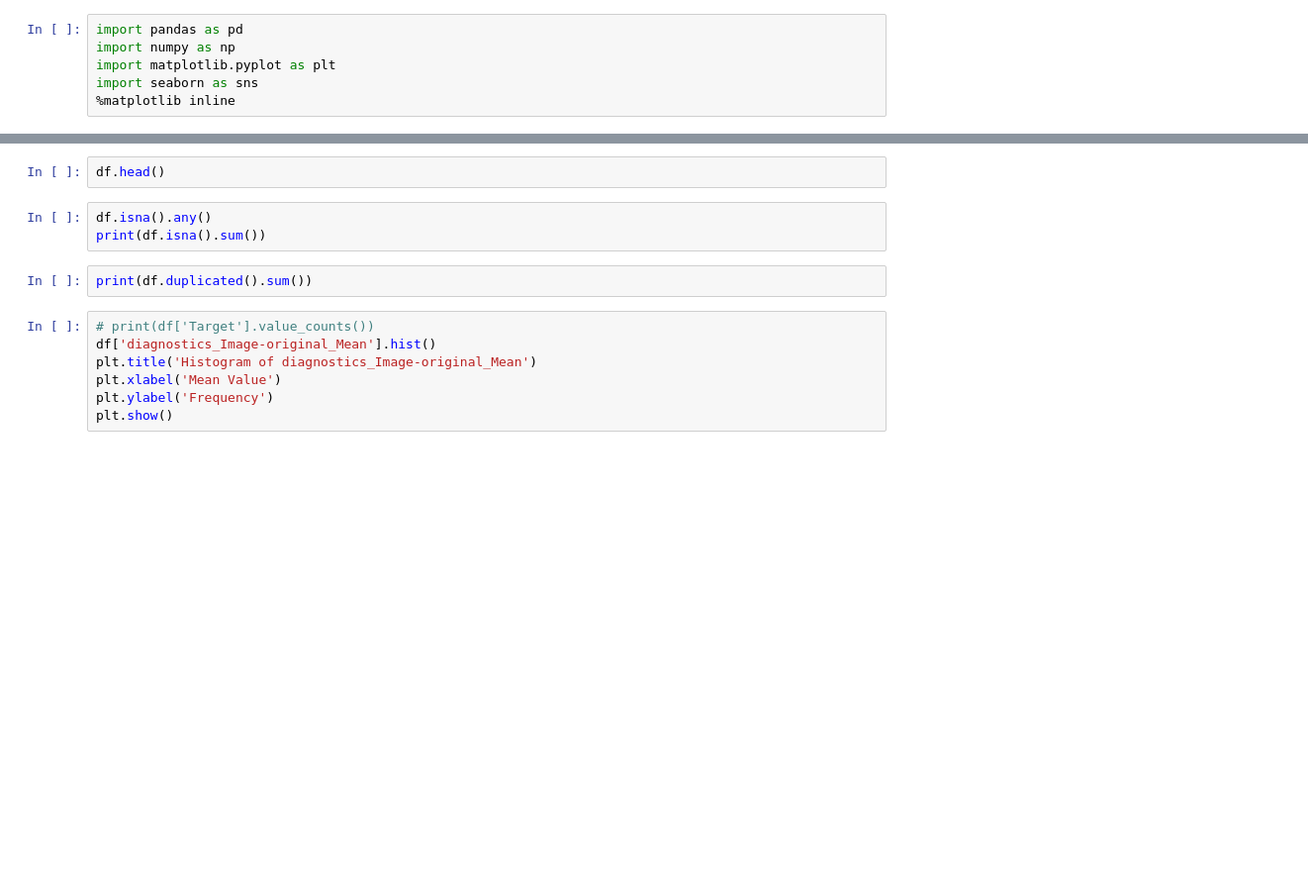
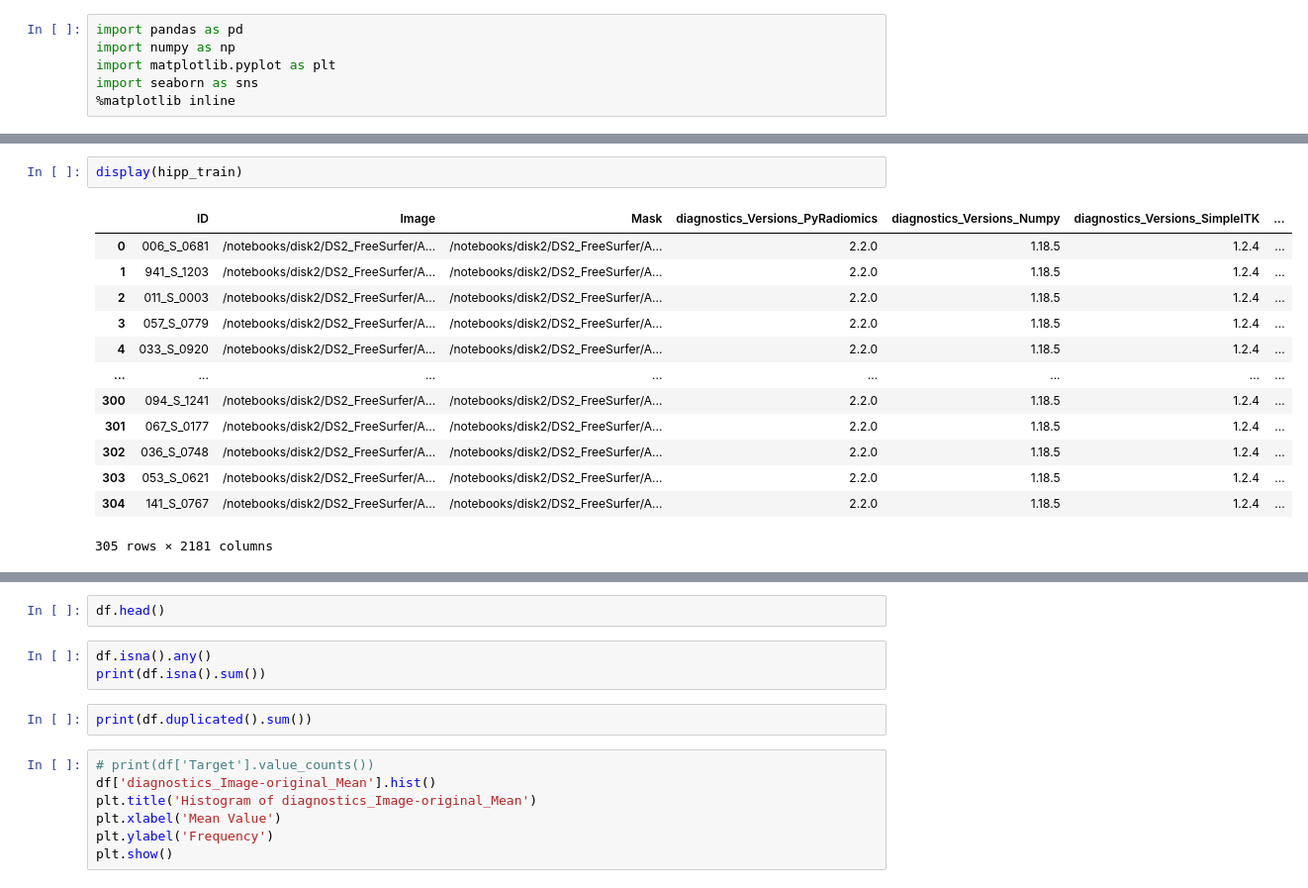
Before and after one commit to Jp1823/Projeto_DAA, a Jupyter notebook: ScriptsDAA/Data_Analysis.ipynb, the cells around one changed output, grey strips where cells are left out. Shown at 99% size. Cells and saved outputs as stored; diff of their text form; blank space fills up the shorter version.

```diff
--- a/ScriptsDAA/Data_Analysis.ipynb
+++ b/ScriptsDAA/Data_Analysis.ipynb
@@ -10,0 +21,16 @@ df = pd.read_csv('train_radiomics_hipocamp.csv')
+# %%
+display(hipp_train)
+# %% [output]
+|  | ID | Image | Mask | diagnostics_Versions_PyRadiomics | diagnostics_Versions_Numpy | diagnostics_Versions_SimpleITK | ... |
+| 0 | 006_S_0681 | /notebooks/disk2/DS2_FreeSurfer/A... | /notebooks/disk2/DS2_FreeSurfer/A... | 2.2.0 | 1.18.5 | 1.2.4 | ... |
+| 1 | 941_S_1203 | /notebooks/disk2/DS2_FreeSurfer/A... | /notebooks/disk2/DS2_FreeSurfer/A... | 2.2.0 | 1.18.5 | 1.2.4 | ... |
+| 2 | 011_S_0003 | /notebooks/disk2/DS2_FreeSurfer/A... | /notebooks/disk2/DS2_FreeSurfer/A... | 2.2.0 | 1.18.5 | 1.2.4 | ... |
+| 3 | 057_S_0779 | /notebooks/disk2/DS2_FreeSurfer/A... | /notebooks/disk2/DS2_FreeSurfer/A... | 2.2.0 | 1.18.5 | 1.2.4 | ... |
+| 4 | 033_S_0920 | /notebooks/disk2/DS2_FreeSurfer/A... | /notebooks/disk2/DS2_FreeSurfer/A... | 2.2.0 | 1.18.5 | 1.2.4 | ... |
+| ... | ... | ... | ... | ... | ... | ... | ... |
+| 300 | 094_S_1241 | /notebooks/disk2/DS2_FreeSurfer/A... | /notebooks/disk2/DS2_FreeSurfer/A... | 2.2.0 | 1.18.5 | 1.2.4 | ... |
+| 301 | 067_S_0177 | /notebooks/disk2/DS2_FreeSurfer/A... | /notebooks/disk2/DS2_FreeSurfer/A... | 2.2.0 | 1.18.5 | 1.2.4 | ... |
+| 302 | 036_S_0748 | /notebooks/disk2/DS2_FreeSurfer/A... | /notebooks/disk2/DS2_FreeSurfer/A... | 2.2.0 | 1.18.5 | 1.2.4 | ... |
+| 303 | 053_S_0621 | /notebooks/disk2/DS2_FreeSurfer/A... | /notebooks/disk2/DS2_FreeSurfer/A... | 2.2.0 | 1.18.5 | 1.2.4 | ... |
+| 304 | 141_S_0767 | /notebooks/disk2/DS2_FreeSurfer/A... | /notebooks/disk2/DS2_FreeSurfer/A... | 2.2.0 | 1.18.5 | 1.2.4 | ... |
+305 rows × 2181 columns
```
Also changed, not shown: parts of 7 cells of this notebook, 5 other files.
